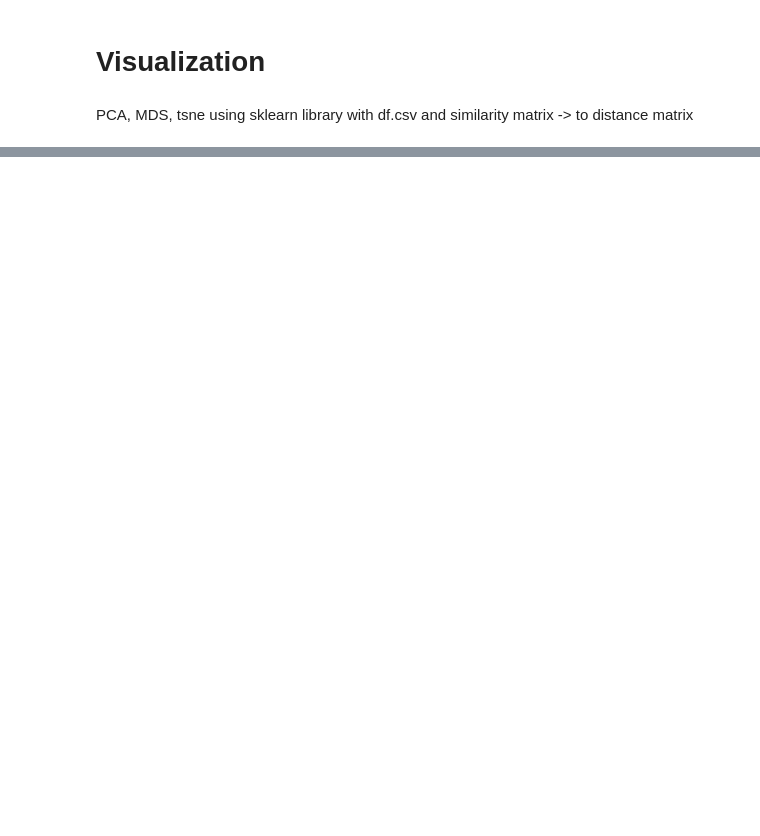
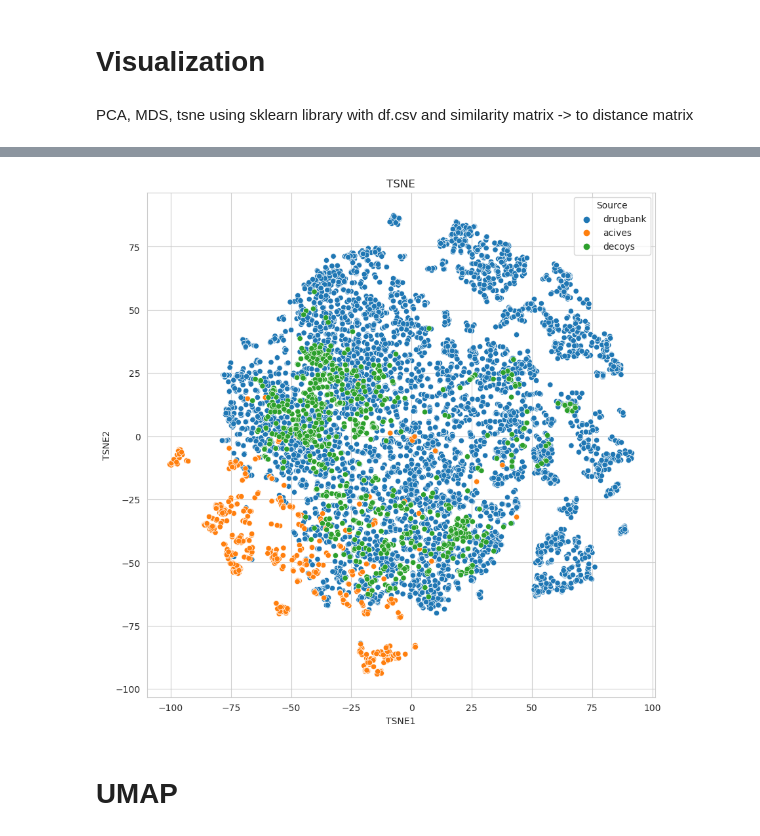
Before and after one commit to lich-uct/cdd2023, a Jupyter notebook: fulopj/jp_ntb/cdd_10_visualisation.ipynb, the cells around one changed output, grey strips where cells are left out. Drawn from its saved outputs; the diff is of its cells as text; code cells hidden in the pictures; blank space fills up the shorter version.

```diff
--- a/fulopj/jp_ntb/cdd_10_visualisation.ipynb
+++ b/fulopj/jp_ntb/cdd_10_visualisation.ipynb
@@ -90,0 +128,3 @@ plt.show()
+# %%
+# add column with source
+df['Source'] = pca_data['Source']
@@ -90,0 +138,4 @@ plt.show()
+# %%
+clf = manifold.TSNE(n_components=2, perplexity=30, n_iter=1000, verbose=1)
+tsne_data = clf.fit_transform(dist_matrix)
+df = df.join(pd.DataFrame(tsne_data, columns=['TSNE1', 'TSNE2']))
@@ -90,0 +158,11 @@ plt.show()
+# %%
+# plot first two components
+fig, ax = plt.subplots(1, 1, figsize=(10, 10))
+sns.set_style("whitegrid")
+sns.scatterplot(x='TSNE1', y='TSNE2', hue='Source', data=df)
+ax.title.set_text('TSNE')
+plt.show()
+# %% [output]
+[figure, added]
+# %% [markdown]
+# UMAP
```
Also changed, not shown: parts of 13 cells of this notebook, 1 other file.
